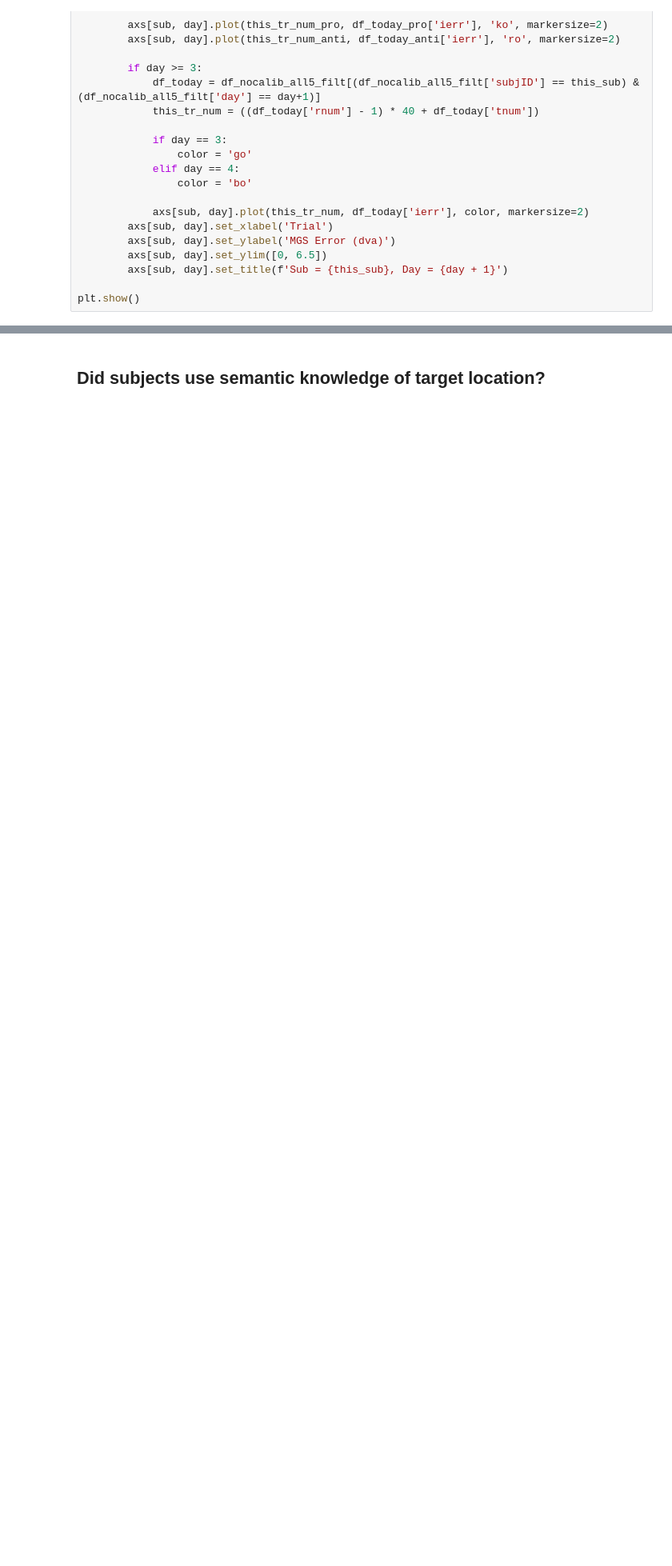
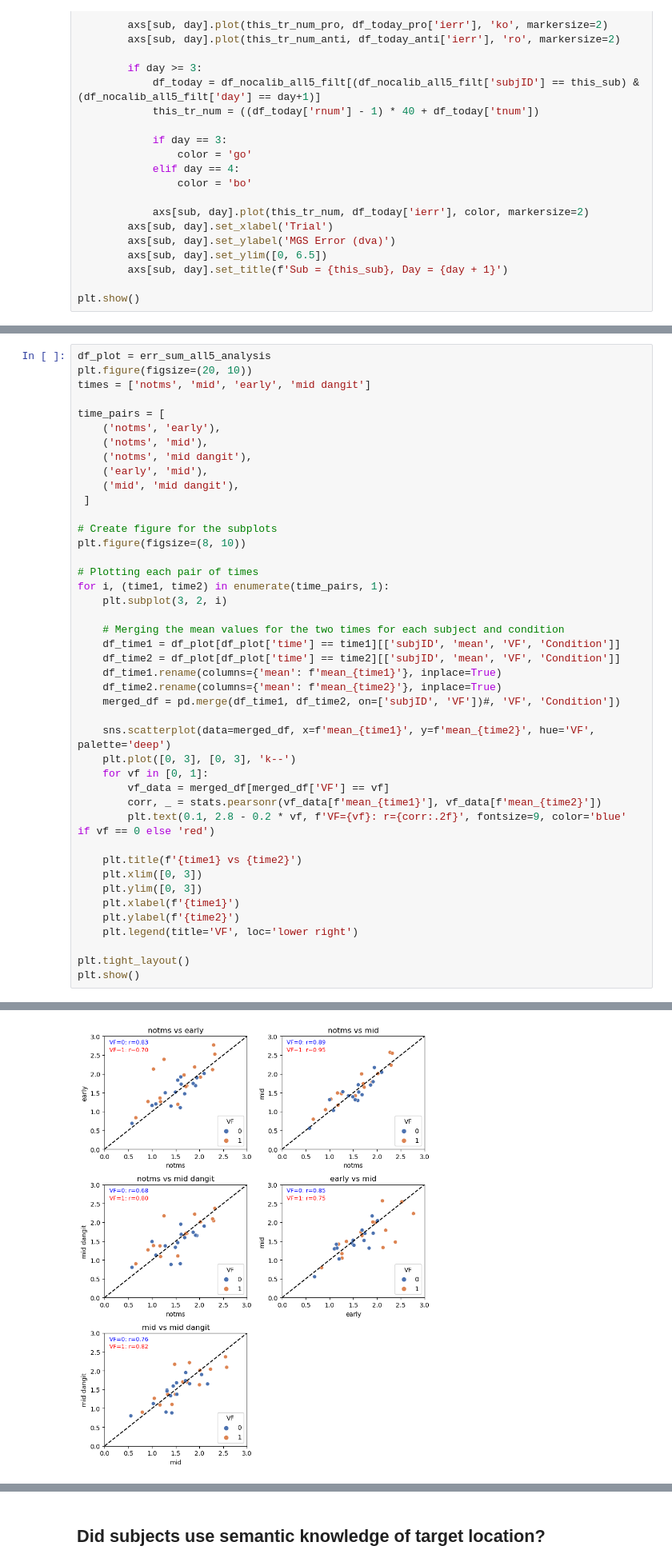
Before and after one commit to mindemory/mgs_stimul, a Jupyter notebook: mgsAnalysis/analysisEye/main.ipynb, the cells around one changed output, grey strips where cells are left out. Shown at 80% size. Drawn from its saved outputs; the diff is of its cells as text; blank space fills up the shorter version.

```diff
--- a/mgsAnalysis/analysisEye/main.ipynb
+++ b/mgsAnalysis/analysisEye/main.ipynb
@@ -529,0 +519,44 @@ No artists with labels found to put in legend.  Note that artists whose label st
+# %%
+df_plot = err_sum_all5_analysis
+plt.figure(figsize=(20, 10))
+times = ['notms', 'mid', 'early', 'mid dangit']
+
+time_pairs = [
+    ('notms', 'early'),
+    ('notms', 'mid'),
+    ('notms', 'mid dangit'),
+    ('early', 'mid'),
+    ('mid', 'mid dangit'),
+ ]
+
+# Create figure for the subplots
+plt.figure(figsize=(8, 10))
+
+# Plotting each pair of times
+for i, (time1, time2) in enumerate(time_pairs, 1):
+    plt.subplot(3, 2, i)
+
+    # Merging the mean values for the two times for each subject and condition
+    df_time1 = df_plot[df_plot['time'] == time1][['subjID', 'mean', 'VF', 'Condition']]
+    df_time2 = df_plot[df_plot['time'] == time2][['subjID', 'mean', 'VF', 'Condition']]
+    df_time1.rename(columns={'mean': f'mean_{time1}'}, inplace=True)
+    df_time2.rename(columns={'mean': f'mean_{time2}'}, inplace=True)
+    merged_df = pd.merge(df_time1, df_time2, on=['subjID', 'VF'])#, 'VF', 'Condition'])
+
+    sns.scatterplot(data=merged_df, x=f'mean_{time1}', y=f'mean_{time2}', hue='VF', palette='deep')
+    plt.plot([0, 3], [0, 3], 'k--')
+    for vf in [0, 1]:
+        vf_data = merged_df[merged_df['VF'] == vf]
+        corr, _ = stats.pearsonr(vf_data[f'mean_{time1}'], vf_data[f'mean_{time2}'])
+        plt.text(0.1, 2.8 - 0.2 * vf, f'VF={vf}: r={corr:.2f}', fontsize=9, color='blue' if vf == 0 else 'red')
+
+    plt.title(f'{time1} vs {time2}')
+    plt.xlim([0, 3])
+    plt.ylim([0, 3])
+    plt.xlabel(f'{time1}')
+    plt.ylabel(f'{time2}')
+    plt.legend(title='VF', loc='lower right')
+
+plt.tight_layout()
+plt.show()
+# %% [output]
@@ -529,0 +564 @@ No artists with labels found to put in legend.  Note that artists whose label st
+[figure, added]
```
Also changed, not shown: parts of 8 cells of this notebook, 7 other files.
